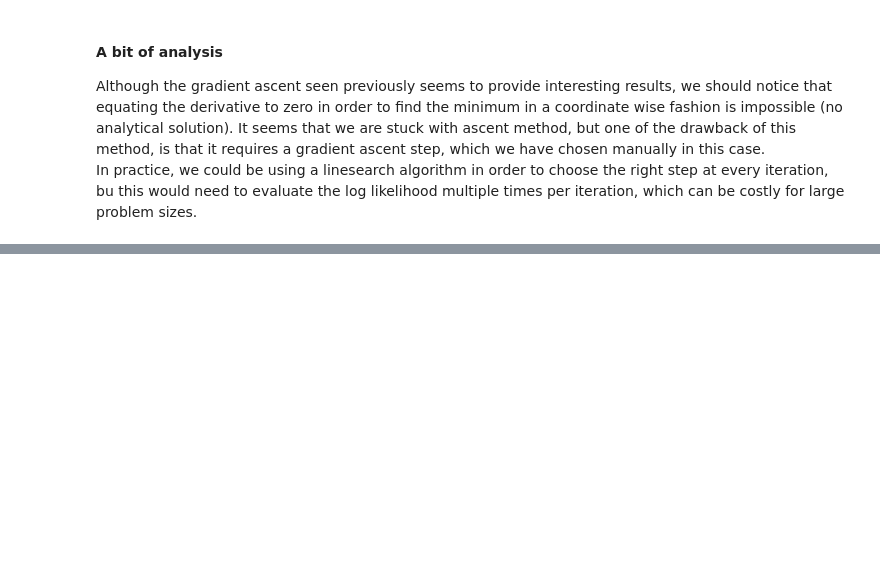
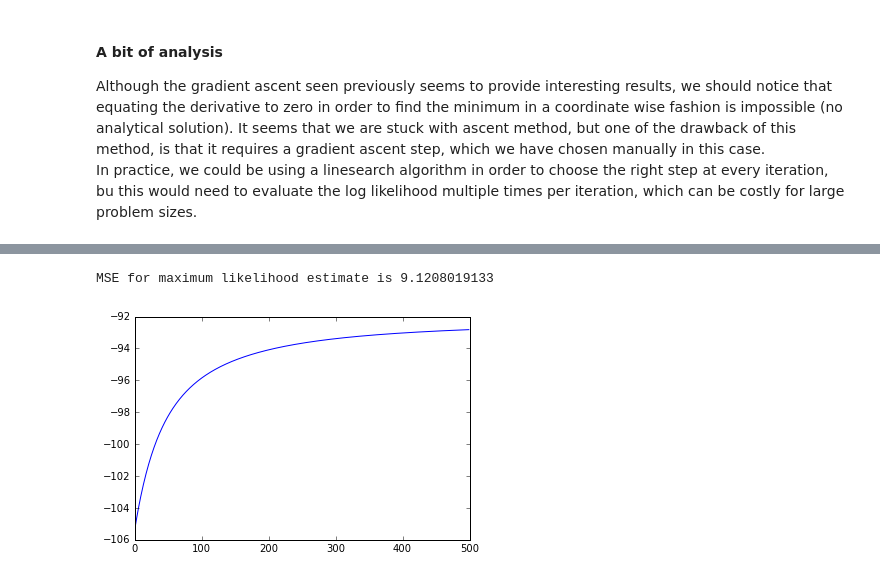
Before and after one commit to gnthibault/Optimisation-Python, a Jupyter notebook: kl_divergence.ipynb, the cells around one changed output, grey strips where cells are left out. Saved outputs shown, nothing was run; the diff lists cells and outputs as text; code cells hidden in the pictures; blank space fills up the shorter version.

Commit message:
Implementation of EM algorithm OK

```diff
--- a/kl_divergence.ipynb
+++ b/kl_divergence.ipynb
@@ -704,0 +754,18 @@ $$
+# %%
+#Let's now implement this EM-Algorithm, and see how its colution compares to other algorithms
+x=np.random.uniform(1e-2,5,P) #initial guess
+niter = 500
+path = []
+Asum = Ank.sum(0)
+for i in range(niter):
+    x = np.dot(Ank.T*yn,1/np.dot(Ank,x))*(x/Asum)
+    path.append( GetLogLikeliHoodForSmokerProblem(x,yn,Ank) )
+
+plt.plot(path)
+
+#Let's take a look at the maximum likelihood solution
+MSE = np.mean(np.square(x-LambdaK))
+print "MSE for maximum likelihood estimate is "+str(MSE)
+# %% [output]
+MSE for maximum likelihood estimate is 9.1208019133
+[figure, added]
```
Also changed, not shown: parts of 7 cells of this notebook.
